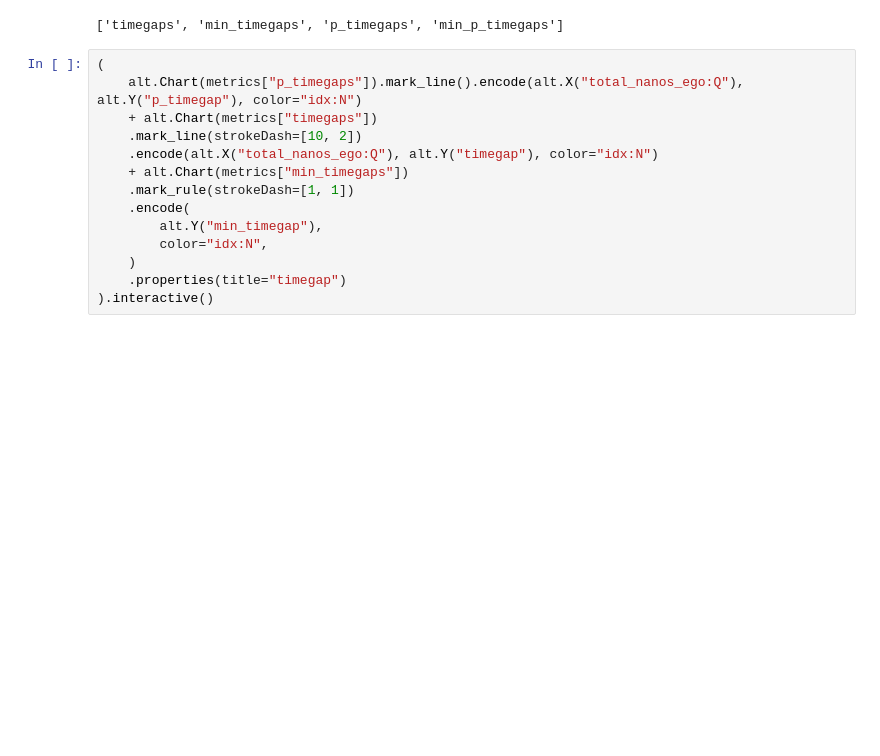
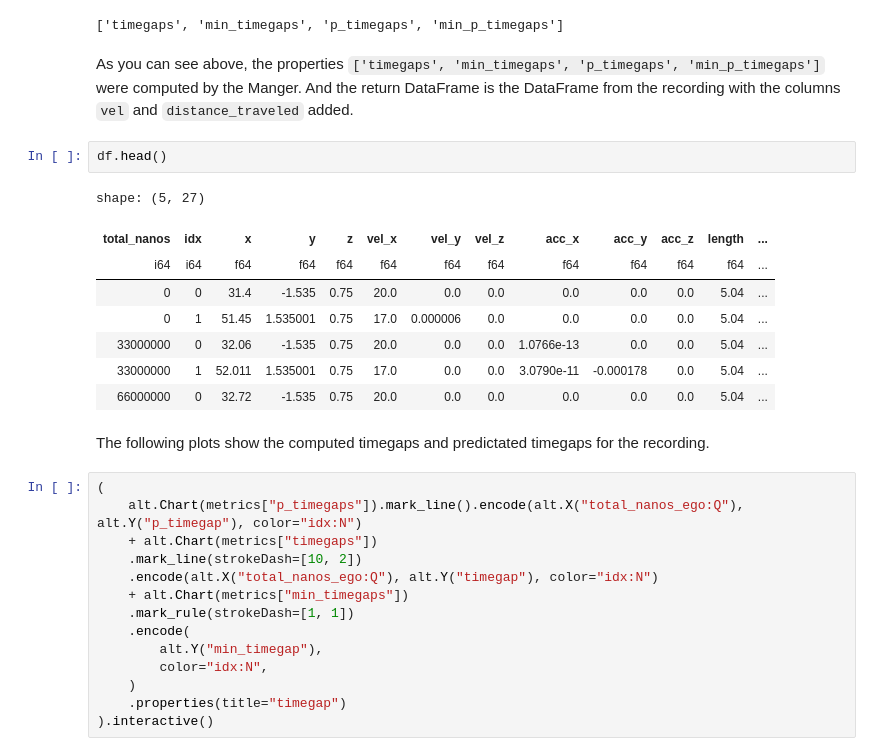
Before and after one commit to ika-rwth-aachen/omega-prime, a Jupyter notebook: docs/notebooks/tutorial_metrics.ipynb, the cells around one changed output. Saved outputs shown, nothing was run; the diff lists cells and outputs as text; blank space fills up the shorter version.

```diff
--- a/docs/notebooks/tutorial_metrics.ipynb
+++ b/docs/notebooks/tutorial_metrics.ipynb
@@ -35,6 +125,22 @@ df, metrics = mm.compute(r, ego_id=0, time_buffer=10e9)
 list(metrics.keys())
 # %% [output]
 ['timegaps', 'min_timegaps', 'p_timegaps', 'min_p_timegaps']
+# %% [markdown]
+As you can see above, the properties `['timegaps', 'min_timegaps', 'p_timegaps', 'min_p_timegaps']` were computed by the Manger.
+And the return DataFrame is the DataFrame from the recording with the columns `vel` and `distance_traveled` added.
+# %%
+df.head()
+# %% [output]
+shape: (5, 27)
+| total_nanos | idx | x | y | z | vel_x | vel_y | vel_z | acc_x | acc_y | acc_z | length | ... |
+| i64 | i64 | f64 | f64 | f64 | f64 | f64 | f64 | f64 | f64 | f64 | f64 | ... |
+| 0 | 0 | 31.4 | -1.535 | 0.75 | 20.0 | 0.0 | 0.0 | 0.0 | 0.0 | 0.0 | 5.04 | ... |
+| 0 | 1 | 51.45 | 1.535001 | 0.75 | 17.0 | 0.000006 | 0.0 | 0.0 | 0.0 | 0.0 | 5.04 | ... |
+| 33000000 | 0 | 32.06 | -1.535 | 0.75 | 20.0 | 0.0 | 0.0 | 1.0766e-13 | 0.0 | 0.0 | 5.04 | ... |
+| 33000000 | 1 | 52.011 | 1.535001 | 0.75 | 17.0 | 0.0 | 0.0 | 3.0790e-11 | -0.000178 | 0.0 | 5.04 | ... |
+| 66000000 | 0 | 32.72 | -1.535 | 0.75 | 20.0 | 0.0 | 0.0 | 0.0 | 0.0 | 0.0 | 5.04 | ... |
+# %% [markdown]
+The following plots show the computed timegaps and predictated timegaps for the recording.
 # %%
 (
     alt.Chart(metrics["p_timegaps"]).mark_line().encode(alt.X("total_nanos_ego:Q"), alt.Y("p_timegap"), color="idx:N")
```
Also changed, not shown: parts of 25 cells of this notebook, 4 other files.
